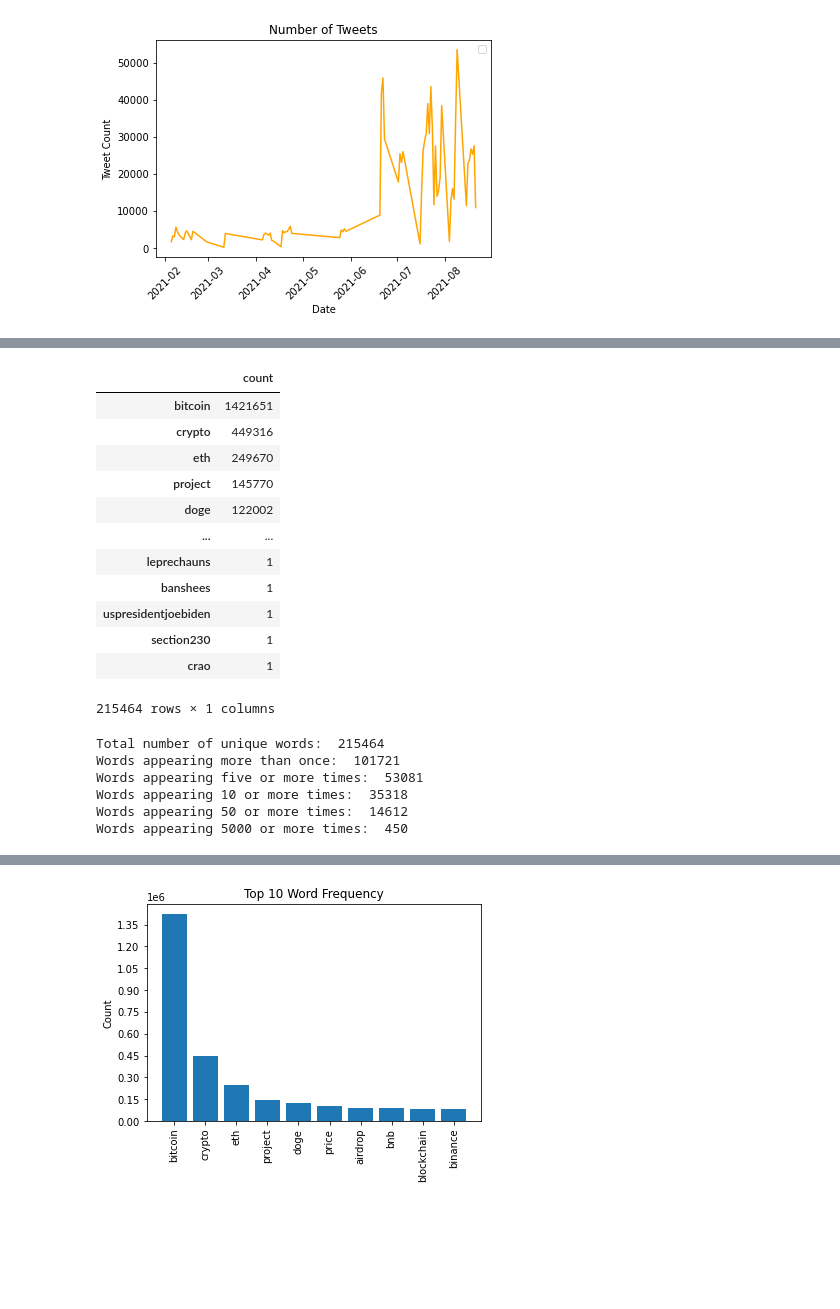
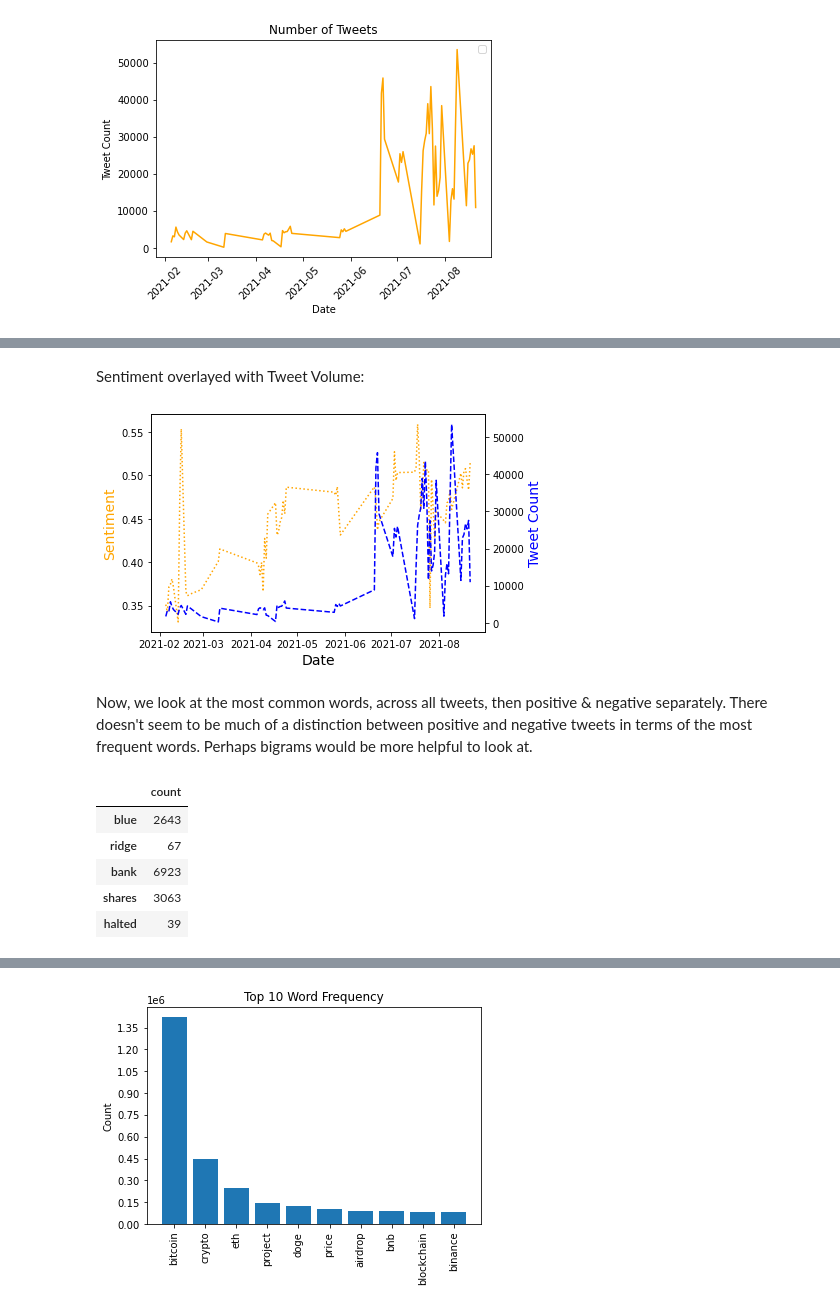
Before and after one commit to ntdoris/bitcoin-twitter-sentiment, a Jupyter notebook: project4.ipynb, the cells around one changed output, grey strips where cells are left out. Saved outputs shown, nothing was run; the diff lists cells and outputs as text; code cells hidden in the pictures; blank space fills up the shorter version.

```diff
--- a/project4.ipynb
+++ b/project4.ipynb
@@ -770,31 +728,22 @@ freq_dist_df.head()
-# %%
-# how does subsetting our text data by frequency reduce the set of words?
-
-display(freq_dist_df.sort_values(by='count', ascending=False))
-
-print("Total number of unique words: ", len(freq_dist_df))
-print("Words appearing more than once: ", len(freq_dist_df[freq_dist_df['count']>1]))
-print("Words appearing five or more times: ", len(freq_dist_df[freq_dist_df['count']>=5]))
-print("Words appearing 10 or more times: ", len(freq_dist_df[freq_dist_df['count']>=10]))
-print("Words appearing 50 or more times: ", len(freq_dist_df[freq_dist_df['count']>=50]))
-print("Words appearing 5000 or more times: ", len(freq_dist_df[freq_dist_df['count']>=5000]))
-# %% [output]
-|  | count |
-| bitcoin | 1421651 |
-| crypto | 449316 |
-| eth | 249670 |
-| project | 145770 |
-| doge | 122002 |
-| ... | ... |
-| leprechauns | 1 |
-| banshees | 1 |
-| uspresidentjoebiden | 1 |
-| section230 | 1 |
-| crao | 1 |
-215464 rows × 1 columns
-Total number of unique words:  215464
-Words appearing more than once:  101721
-Words appearing five or more times:  53081
-Words appearing 10 or more times:  35318
-Words appearing 50 or more times:  14612
-Words appearing 5000 or more times:  450
+# %% [markdown]
+Sentiment overlayed with Tweet Volume:
+# %%
+# create figure and axis objects with subplots()
+fig,ax = plt.subplots()
+# make a plot
+ax.plot(grouped.date, grouped.sentiment,color="orange", linestyle='dotted')
+# set x-axis label
+ax.set_xlabel("Date", fontsize = 14)
+# set y-axis label
+ax.set_ylabel("Sentiment", color="orange",fontsize=14)
+
+# twin object for two different y-axis on the sample plot
+ax2=ax.twinx()
+# make a plot with different y-axis using second axis object
+ax2.plot(count.date, count.sentiment, color="blue", linestyle='dashed')
+ax2.set_ylabel("Tweet Count",color="blue",fontsize=14)
+plt.show()
+# %% [output]
+[figure, added]
+# %% [markdown]
+Now, we look at the most common words, across all tweets, then positive & negative separately. There doesn't seem to be much of a distinction between positive and negative tweets in terms of the most frequent words. Perhaps bigrams would be more helpful to look at.
@@ -800,0 +753,11 @@ Words appearing 5000 or more times:  450
+# %%
+# converting this into a dataframe
+freq_dist_df = pd.DataFrame(pd.Series(freq_dist), columns=['count'])
+freq_dist_df.head()
+# %% [output]
+|  | count |
+| blue | 2643 |
+| ridge | 67 |
+| bank | 6923 |
+| shares | 3063 |
+| halted | 39 |
```
Also changed, not shown: parts of 164 cells of this notebook.
